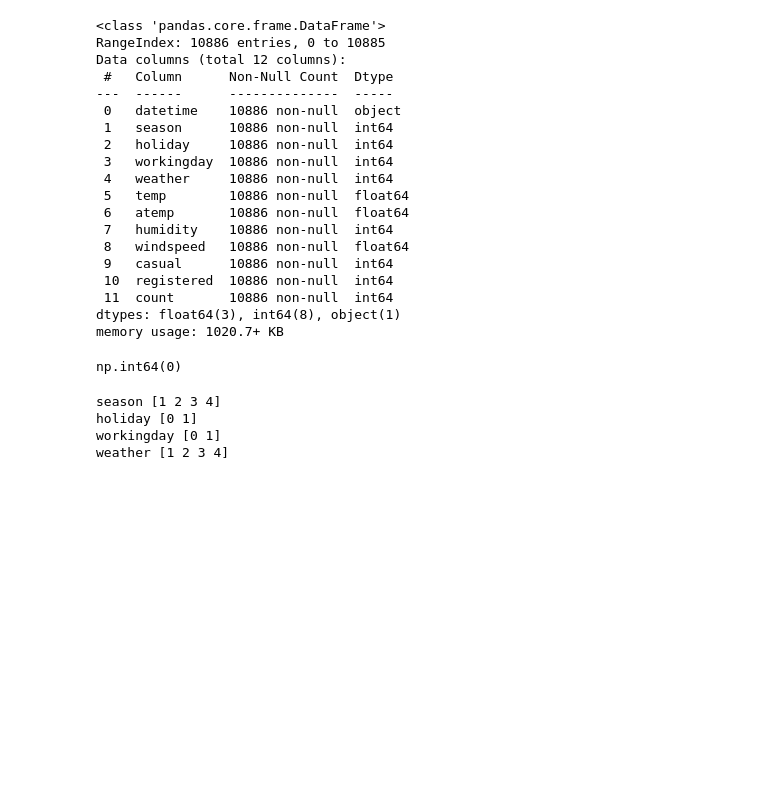
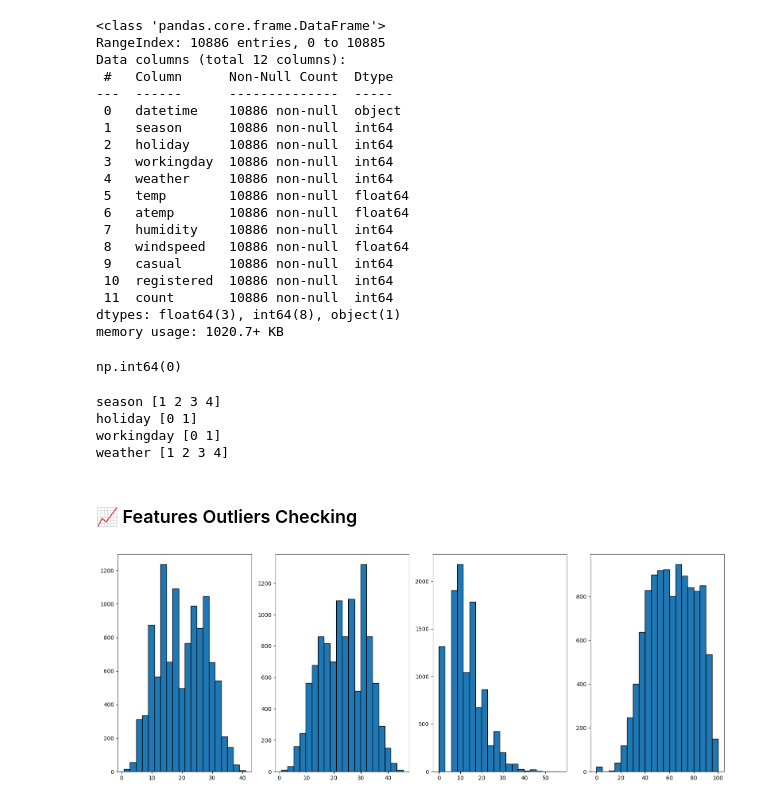
Before and after one commit to moha-yasser/bike-sharing-demand-analysis-and-prediction, a Jupyter notebook: bike_demand.ipynb, the cells around one changed output. Cells and saved outputs as stored; diff of their text form; code cells hidden in the pictures; blank space fills up the shorter version.

```diff
--- a/bike_demand.ipynb
+++ b/bike_demand.ipynb
@@ -45,3 +45,18 @@ season [1 2 3 4]
 holiday [0 1]
 workingday [0 1]
 weather [1 2 3 4]
+# %% [markdown]
+### 📈 Features Outliers Checking
+# %%
+import matplotlib.pyplot as plt
+
+fig, axes = plt.subplots(1,4, figsize=(16,6))
+
+axes[0].hist(df['temp'], bins=20, edgecolor='black')
+axes[1].hist(df['atemp'], bins=20, edgecolor='black')
+axes[2].hist(df['windspeed'], bins=20, edgecolor='black')
+axes[3].hist(df['humidity'], bins=20, edgecolor='black')
+plt.tight_layout()
+plt.show()
+# %% [output]
+[figure, added]
```
Also changed, not shown: parts of 3 cells of this notebook.
